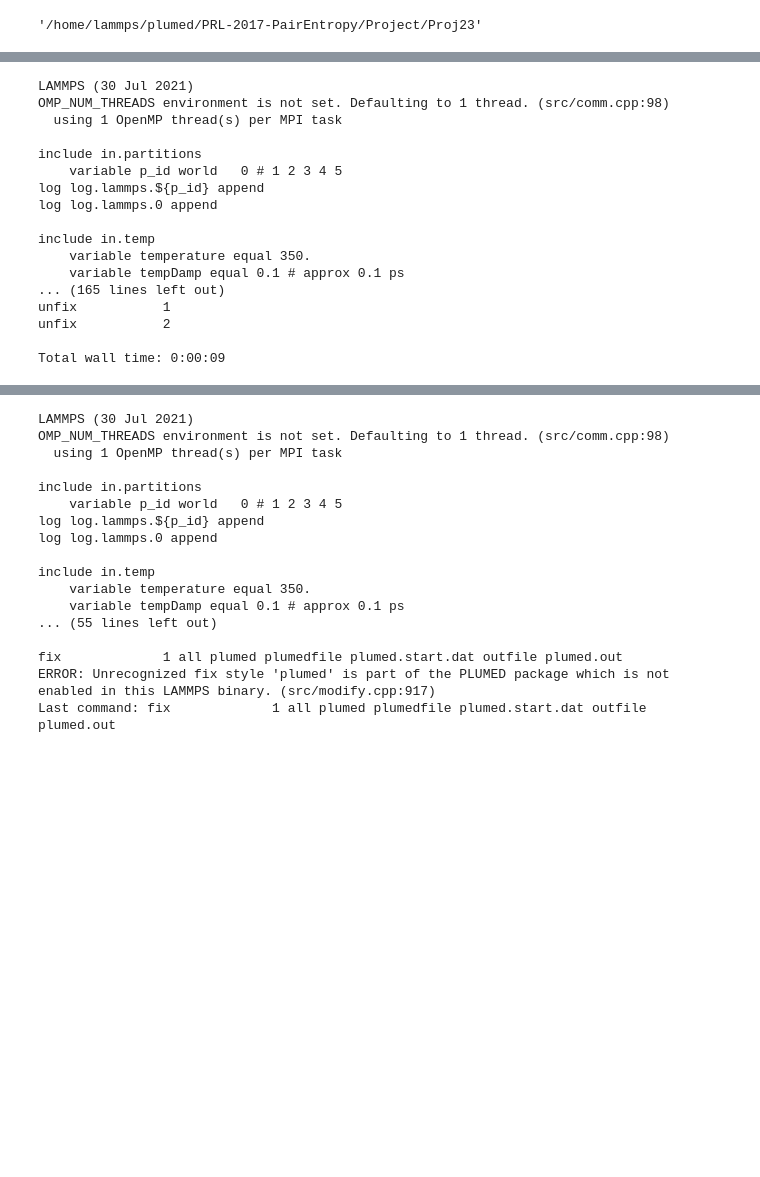
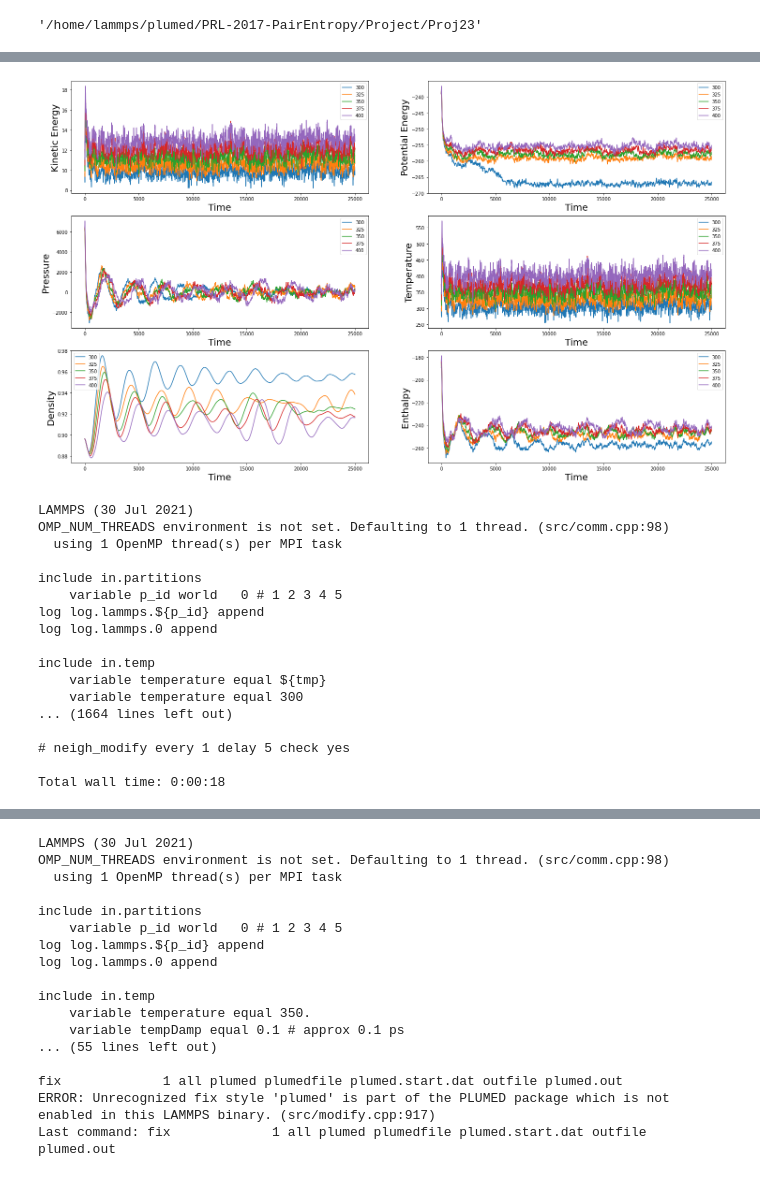
Before and after one commit to yaminbens/Proj23, a Jupyter notebook: prep.ipynb, the cells around one changed output, grey strips where cells are left out. Saved outputs shown, nothing was run; the diff lists cells and outputs as text; code cells hidden in the pictures; blank space fills up the shorter version.

```diff
--- a/prep.ipynb
+++ b/prep.ipynb
@@ -178,2 +246,30 @@ plt.show()
+# %%
+import copy
+import numpy as np
+from matplotlib import pyplot as plt
+from matplotlib.ticker import AutoMinorLocator
+from mpl_toolkits.axes_grid1 import make_axes_locatable
+
+labels = ['Kinetic Energy', 'Potential Energy', 'Pressure', 'Temperature', 'Density', 'Enthalpy']
+temperatures = range(300,401,25)
+fontsize = 20
+font = {'family': 'sans', 'color':  'black', 'weight': 'normal', 'size': fontsize}
+
+energy = {}
+for tmp in temperatures:
+    energy[tmp] = np.loadtxt('data/press/energy{}.dat'.format(tmp)) # ke, pe, press, temp, dense, natoms
+
+fig = plt.figure(figsize=(25, 15))
+for n,label in enumerate(labels):
+    ax = fig.add_subplot(3,2,n+1)
+    for tmp in temperatures:
+        plt.plot((energy[tmp].T[0][:]-energy[tmp].T[0][0]*0.005), energy[tmp].T[n+1][:], label=tmp)
+    ax.set_xlabel('Time', fontdict=font)
+    ax.set_ylabel(label, fontdict=font)
+    ax.legend()
+
+plt.show()
+# %% [output]
+[figure, added]
 # %%
 %%bash
@@ -212,7 +325,10 @@ unfix           2
 EOF
 # %%
-%%bash
-lmp -in start.lmp
+import subprocess
+
+for temp in range(300,401,25):
+    cmd = f"lmp -v tmp {temp} -in start_temp_press.lmp"
+    results = subprocess.run(cmd, shell=True, universal_newlines=True, check=True)
 # %% [output]
 LAMMPS (30 Jul 2021)
 OMP_NUM_THREADS environment is not set. Defaulting to 1 thread. (src/comm.cpp:98)
@@ -224,10 +340,10 @@ log log.lammps.${p_id} append
 log log.lammps.0 append
 
 include in.temp
-    variable temperature equal 350.
-    variable tempDamp equal 0.1 # approx 0.1 ps
-... (165 lines left out)
-unfix           1
-unfix           2
+    variable temperature equal ${tmp}
+    variable temperature equal 300
+... (1664 lines left out)
 
-Total wall time: 0:00:09
+# neigh_modify every 1 delay 5 check yes
+
+Total wall time: 0:00:18
```
Also changed, not shown: parts of 8 cells of this notebook, 22 other files.
